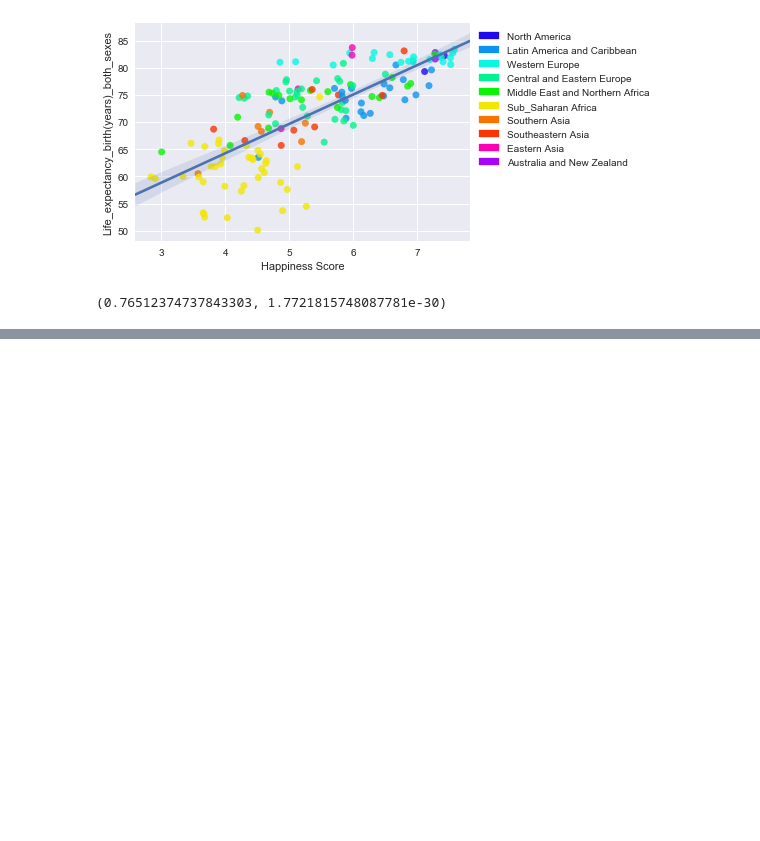
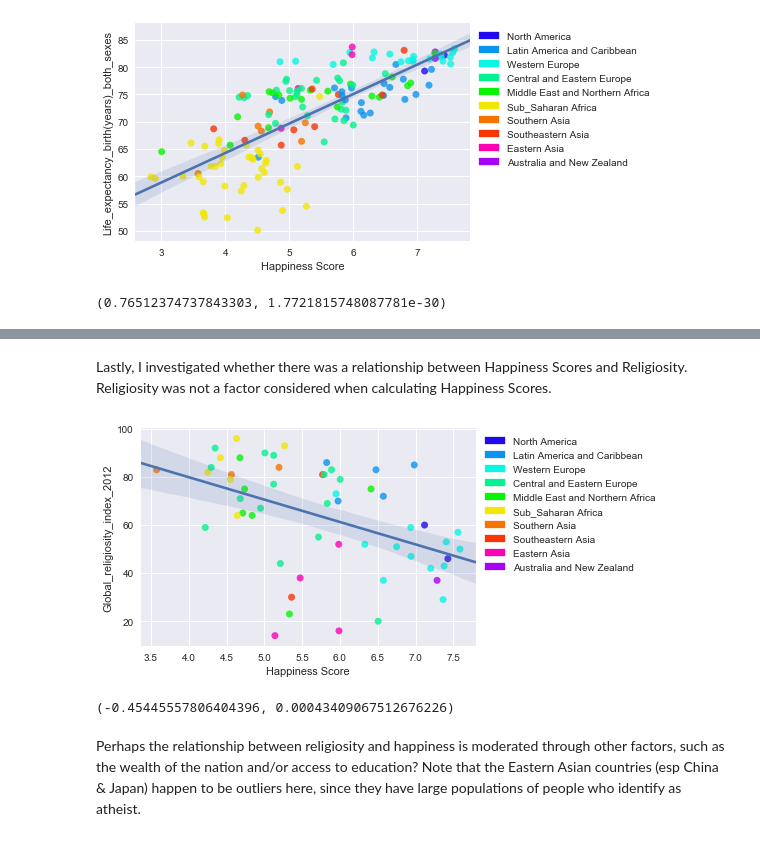
Before and after one commit to saraszcz/world_happiness_analyses, a Jupyter notebook: world_happiness_analyses.ipynb, the cells around one changed output, grey strips where cells are left out. Drawn from its saved outputs; the diff is of its cells as text; code cells hidden in the pictures; blank space fills up the shorter version.

```diff
--- a/world_happiness_analyses.ipynb
+++ b/world_happiness_analyses.ipynb
@@ -520,0 +610,26 @@ r, p_value
+# %% [markdown]
+Lastly, I investigated whether there was a relationship between Happiness Scores and Religiosity.
+Religiosity was not a factor considered when calculating Happiness Scores.
+# %%
+g = sns.regplot(happiness_religiosity_2015['Happiness Score'],
+                happiness_religiosity_2015['Global_religiosity_index_2012'],
+                scatter_kws={'color':list(happiness_religiosity_2015['Color'])})
+
+plt.legend(handles=[blue_patch,light_blue_patch,aqua_patch,light_green_patch,
+                   green_patch,yellow_patch,orange_patch,dark_red_patch,
+                   pink_red_patch,purple_red_patch],bbox_to_anchor=(1, 1))
+plt.show()
+# %% [output]
+[figure, added]
+# %%
+# It appears that there is a significant negative relationship between Happiness
+# and Religiosity, in which countries with a more religious population have lower
+# Happiness Scores:
+r, p_value = scipy.stats.pearsonr(happiness_religiosity_2015['Happiness Score'],
+                                  happiness_religiosity_2015['Global_religiosity_index_2012'])
+r, p_value
+# %% [output]
+(-0.45445557806404396, 0.00043409067512676226)
+# %% [markdown]
+Perhaps the relationship between religiosity and happiness is moderated through other factors, such as the wealth of the nation and/or access to education?
+Note that the Eastern Asian countries (esp China & Japan) happen to be outliers here, since they have large populations of people who identify as atheist.
```
Also changed, not shown: parts of 19 cells of this notebook.
